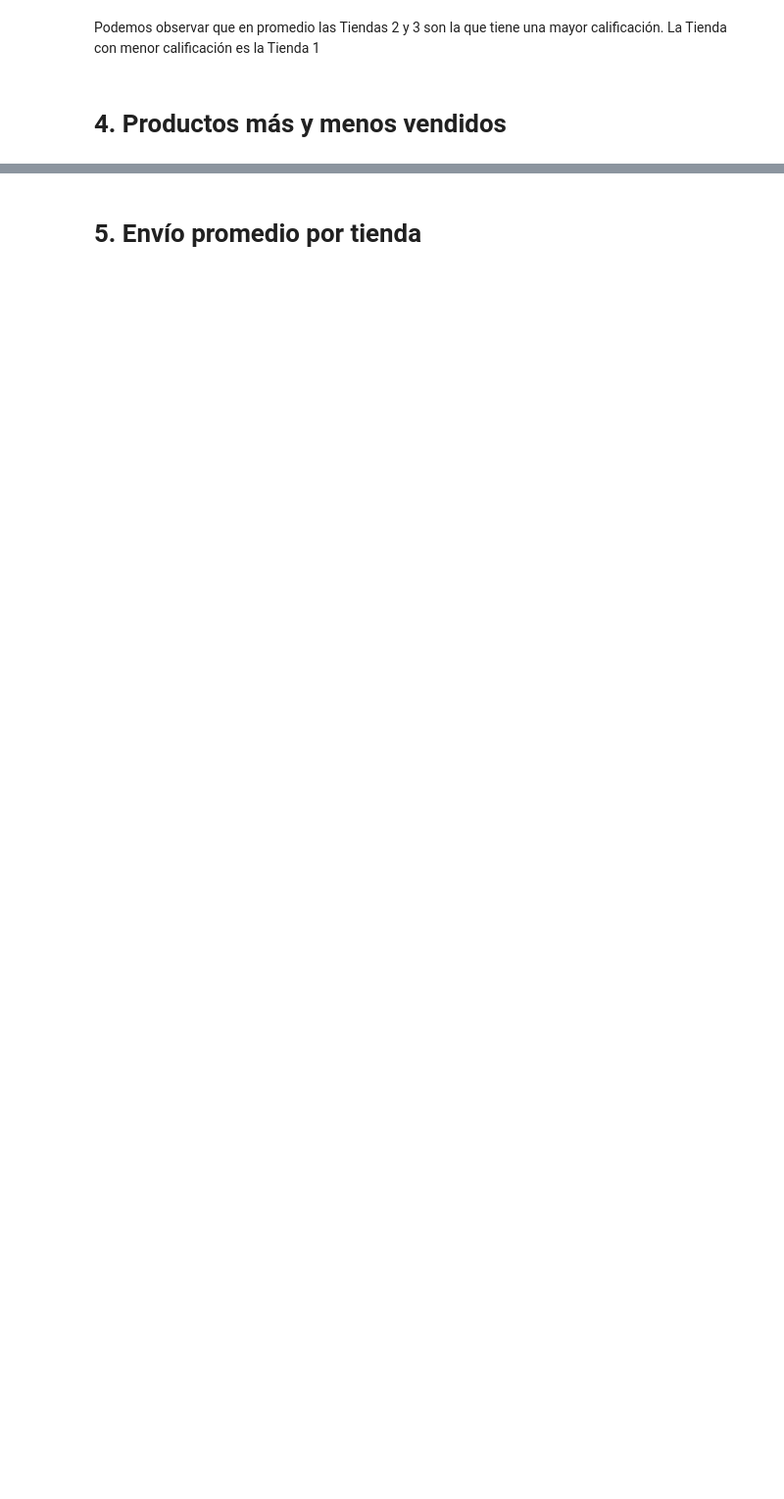
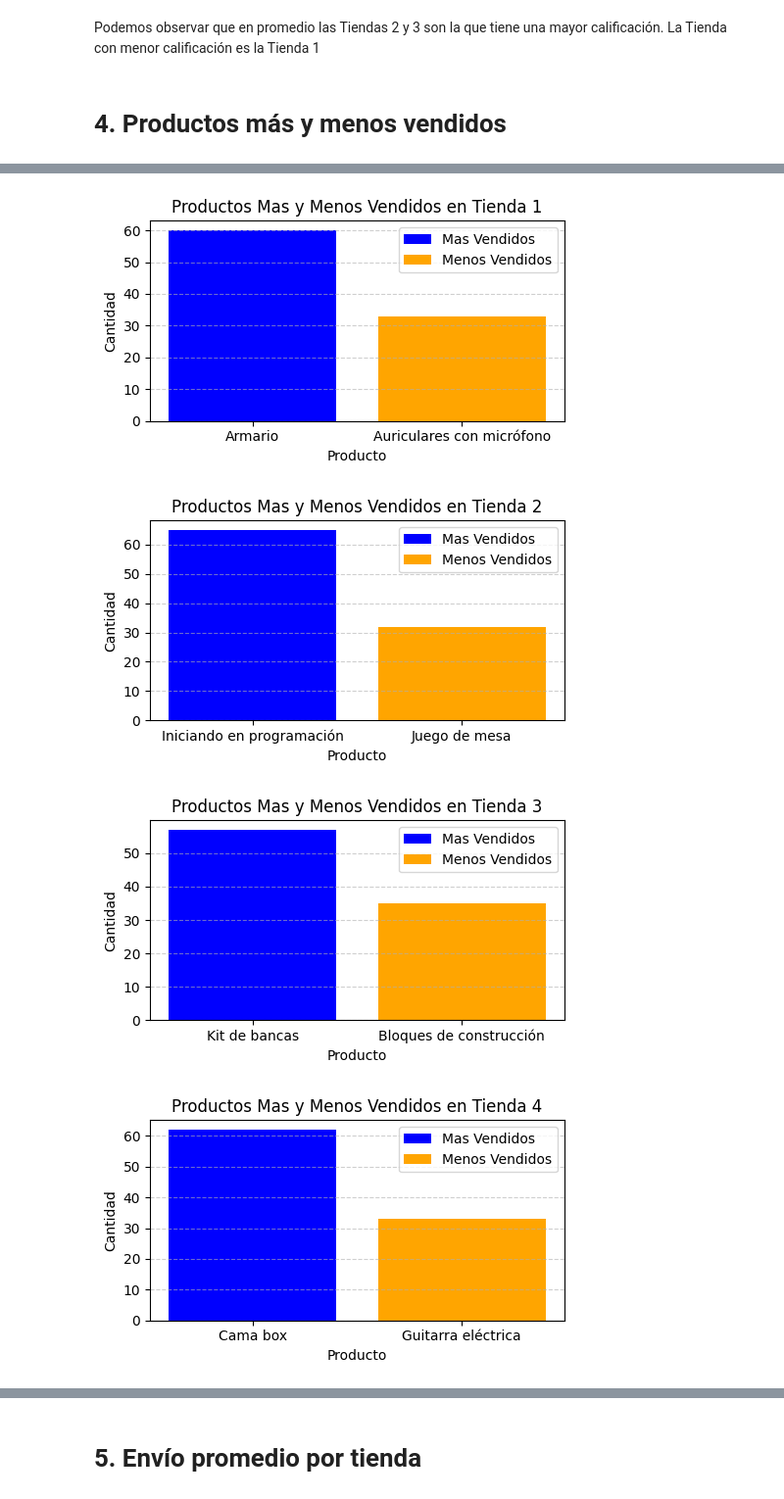
Before and after one commit to joslcan/Analisis.tiendas, a Jupyter notebook: AluraStoreLatam.ipynb, the cells around one changed output, grey strips where cells are left out. Shown at 98% size. Cells and saved outputs as stored; diff of their text form; code cells hidden in the pictures; blank space fills up the shorter version.

```diff
--- a/AluraStoreLatam.ipynb
+++ b/AluraStoreLatam.ipynb
@@ -213,0 +241,10 @@ tienda4 = pd.read_csv(url4)
+# %%
+#Conteo por Tienda y productos
+conteo_productos = datos_unidos_contar.groupby(['Tienda', 'Producto'])['Cantidad'].sum().reset_index()
+
+#Calcular los productos mas y menos vendidos por tienda
+productos_mas_vendidos = conteo_productos.loc[conteo_productos.groupby('Tienda')['Cantidad'].idxmax()]
+productos_menos_vendidos = conteo_productos.loc[conteo_productos.groupby('Tienda')['Cantidad'].idxmin()]
+
+print(productos_mas_vendidos)
+print(productos_menos_vendidos)
@@ -213,0 +262,25 @@ tienda4 = pd.read_csv(url4)
+# %%
+#Obteniendo lista de Tiendas
+tiendas = conteo_productos['Tienda'].unique()
+# %%
+#Creando el grafico 2
+for tienda in tiendas:
+  #Filtrar datos
+  tienda_mas_vendidos = productos_mas_vendidos[productos_mas_vendidos['Tienda'] == tienda]
+  tienda_menos_vendidos = productos_menos_vendidos[productos_menos_vendidos['Tienda'] == tienda]
+  #Grafico
+  matp.figure(figsize=(5, 3))
+  matp.bar(tienda_mas_vendidos['Producto'], tienda_mas_vendidos['Cantidad'], label='Mas Vendidos', color='blue')
+  matp.bar(tienda_menos_vendidos['Producto'], tienda_menos_vendidos['Cantidad'], label='Menos Vendidos', color='orange')
+  matp.xlabel('Producto')
+  matp.ylabel('Cantidad')
+  matp.title(f'Productos Mas y Menos Vendidos en {tienda}')
+  matp.grid(axis='y', linestyle='--', alpha=0.6)
+  matp.legend()
+  matp.tight_layout()
+  matp.show()
+# %% [output]
+[figure, added]
+[figure, added]
+[figure, added]
+[figure, added]
```
Also changed, not shown: parts of 23 cells of this notebook.
